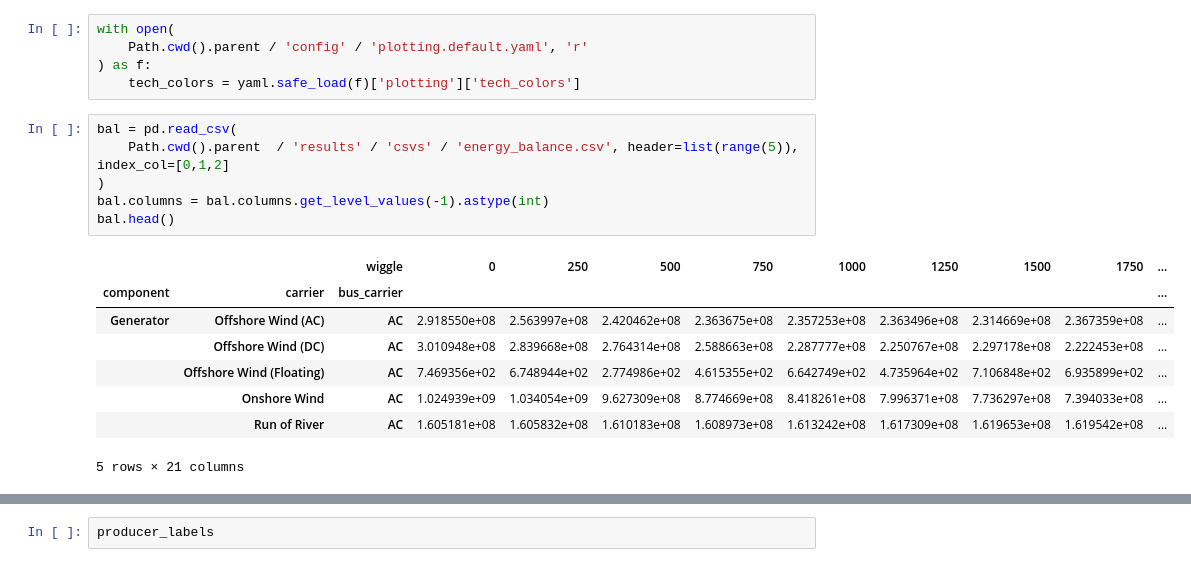
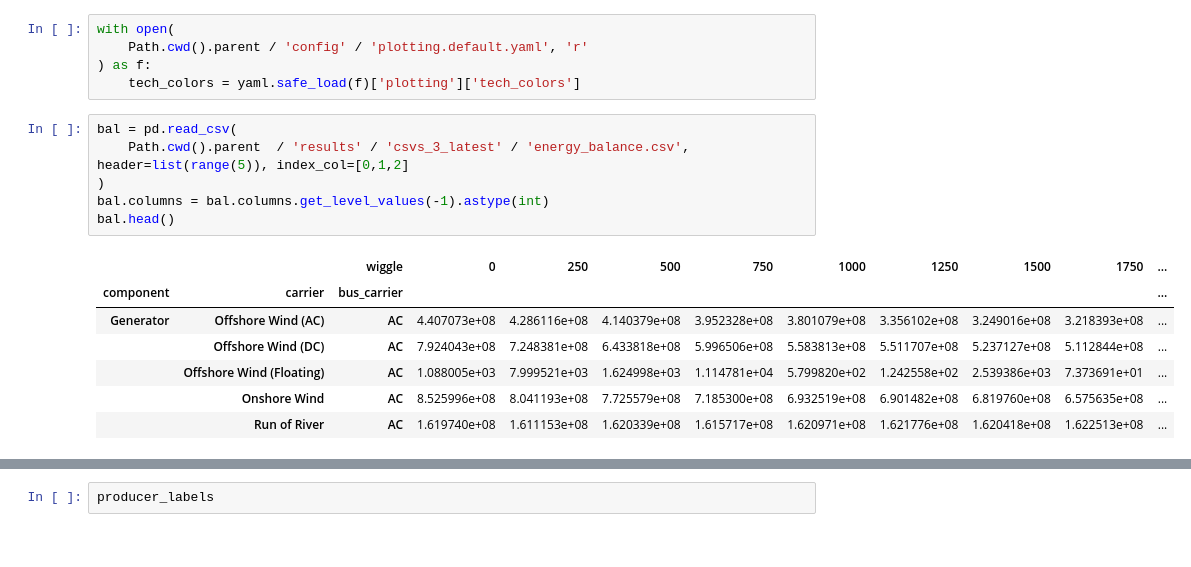
Before and after one commit to LukasFrankenQ/resilient-pypsa-eur, a Jupyter notebook: notebooks/plot_biomass_products.ipynb, the cells around one changed output, grey strips where cells are left out. Cells and saved outputs as stored; diff of their text form.

```diff
--- a/notebooks/plot_biomass_products.ipynb
+++ b/notebooks/plot_biomass_products.ipynb
@@ -11,19 +11,18 @@ with open(
     tech_colors = yaml.safe_load(f)['plotting']['tech_colors']
 # %%
 bal = pd.read_csv(
-    Path.cwd().parent  / 'results' / 'csvs' / 'energy_balance.csv', header=list(range(5)), index_col=[0,1,2]
+    Path.cwd().parent  / 'results' / 'csvs_3_latest' / 'energy_balance.csv', header=list(range(5)), index_col=[0,1,2]
 )
 bal.columns = bal.columns.get_level_values(-1).astype(int)
 bal.head()
 # %% [output]
 |  |  | wiggle | 0 | 250 | 500 | 750 | 1000 | 1250 | 1500 | 1750 | ... |
 | component | carrier | bus_carrier |  |  |  |  |  |  |  |  | ... |
-| Generator | Offshore Wind (AC) | AC | 2.918550e+08 | 2.563997e+08 | 2.420462e+08 | 2.363675e+08 | 2.357253e+08 | 2.363496e+08 | 2.314669e+08 | 2.367359e+08 | ... |
-|  | Offshore Wind (DC) | AC | 3.010948e+08 | 2.839668e+08 | 2.764314e+08 | 2.588663e+08 | 2.287777e+08 | 2.250767e+08 | 2.297178e+08 | 2.222453e+08 | ... |
-|  | Offshore Wind (Floating) | AC | 7.469356e+02 | 6.748944e+02 | 2.774986e+02 | 4.615355e+02 | 6.642749e+02 | 4.735964e+02 | 7.106848e+02 | 6.935899e+02 | ... |
-|  | Onshore Wind | AC | 1.024939e+09 | 1.034054e+09 | 9.627309e+08 | 8.774669e+08 | 8.418261e+08 | 7.996371e+08 | 7.736297e+08 | 7.394033e+08 | ... |
-|  | Run of River | AC | 1.605181e+08 | 1.605832e+08 | 1.610183e+08 | 1.608973e+08 | 1.613242e+08 | 1.617309e+08 | 1.619653e+08 | 1.619542e+08 | ... |
+| Generator | Offshore Wind (AC) | AC | 4.407073e+08 | 4.286116e+08 | 4.140379e+08 | 3.952328e+08 | 3.801079e+08 | 3.356102e+08 | 3.249016e+08 | 3.218393e+08 | ... |
+|  | Offshore Wind (DC) | AC | 7.924043e+08 | 7.248381e+08 | 6.433818e+08 | 5.996506e+08 | 5.583813e+08 | 5.511707e+08 | 5.237127e+08 | 5.112844e+08 | ... |
+|  | Offshore Wind (Floating) | AC | 1.088005e+03 | 7.999521e+03 | 1.624998e+03 | 1.114781e+04 | 5.799820e+02 | 1.242558e+02 | 2.539386e+03 | 7.373691e+01 | ... |
+|  | Onshore Wind | AC | 8.525996e+08 | 8.041193e+08 | 7.725579e+08 | 7.185300e+08 | 6.932519e+08 | 6.901482e+08 | 6.819760e+08 | 6.575635e+08 | ... |
+|  | Run of River | AC | 1.619740e+08 | 1.611153e+08 | 1.620339e+08 | 1.615717e+08 | 1.620971e+08 | 1.621776e+08 | 1.620418e+08 | 1.622513e+08 | ... |
-5 rows × 21 columns
 # %%
 fig, (ax_bm, ax_bg) = plt.subplots(
     nrows=1, ncols=2, figsize=(16, 6), sharex=True
```
Also changed, not shown: parts of 1 cell of this notebook, 4 other files.
